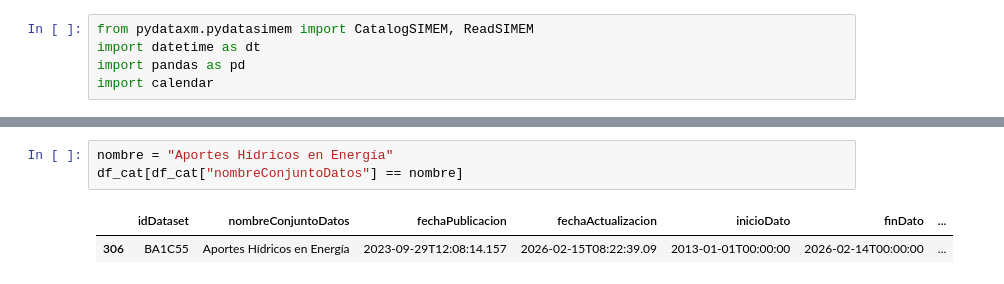
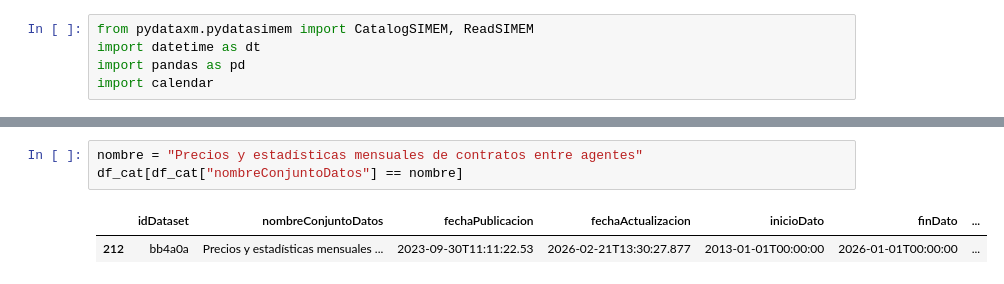
Before and after one commit to shaka03/bot_futuros, a Jupyter notebook: notebooks/Derivex_Spot.ipynb, the cells around one changed output, grey strips where cells are left out. Drawn from its saved outputs; the diff is of its cells as text.

```diff
--- a/notebooks/Derivex_Spot.ipynb
+++ b/notebooks/Derivex_Spot.ipynb
@@ -38,8 +47,8 @@ set(df_cat["nombreConjuntoDatos"])
 # %%
-nombre = "Aportes Hídricos en Energía"
+nombre = "Precios y estadísticas mensuales de contratos entre agentes"
 df_cat[df_cat["nombreConjuntoDatos"] == nombre]
 # %% [output]
 |  | idDataset | nombreConjuntoDatos | fechaPublicacion | fechaActualizacion | inicioDato | finDato | ... |
-| 306 | BA1C55 | Aportes Hídricos en Energía | 2023-09-29T12:08:14.157 | 2026-02-15T08:22:39.09 | 2013-01-01T00:00:00 | 2026-02-14T00:00:00 | ... |
+| 212 | bb4a0a | Precios y estadísticas mensuales ... | 2023-09-30T11:11:22.53 | 2026-02-21T13:30:27.877 | 2013-01-01T00:00:00 | 2026-01-01T00:00:00 | ... |
 # %%
 # Descargar
```
Also changed, not shown: parts of 4 cells of this notebook, 19 other files.
